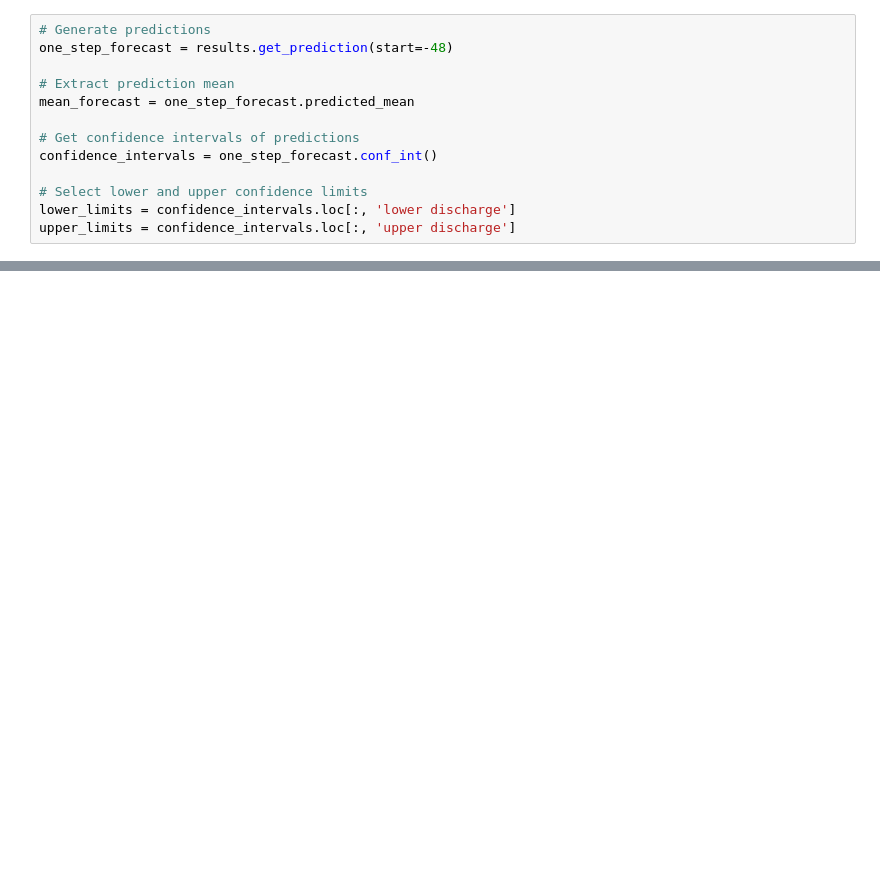
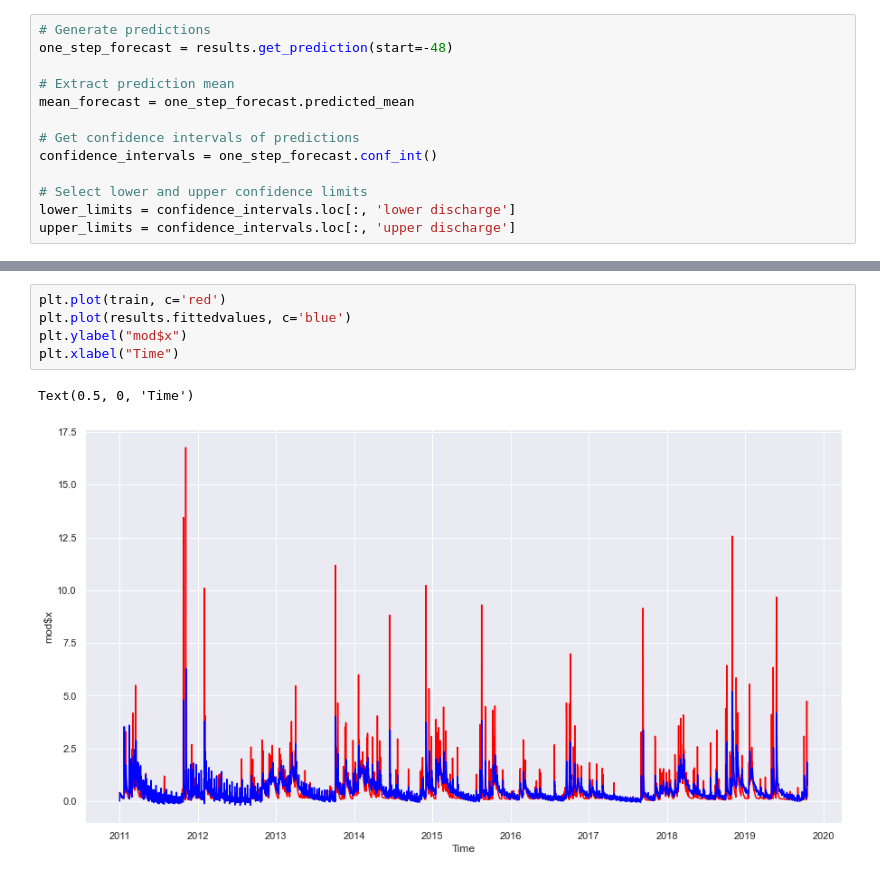
Before and after one commit to kode-git/copernicus, a Jupyter notebook: Data_Modelling_and_Evaluation.ipynb, the cells around one changed output, grey strips where cells are left out. Drawn from its saved outputs; the diff is of its cells as text; blank space fills up the shorter version.

```diff
--- a/Data_Modelling_and_Evaluation.ipynb
+++ b/Data_Modelling_and_Evaluation.ipynb
@@ -322,0 +352,8 @@ plt.show()
+# %%
+plt.plot(train, c='red')
+plt.plot(results.fittedvalues, c='blue')
+plt.ylabel("mod$x")
+plt.xlabel("Time")
+# %% [output]
+Text(0.5, 0, 'Time')
+[figure, added]
```
Also changed, not shown: parts of 18 cells of this notebook.
